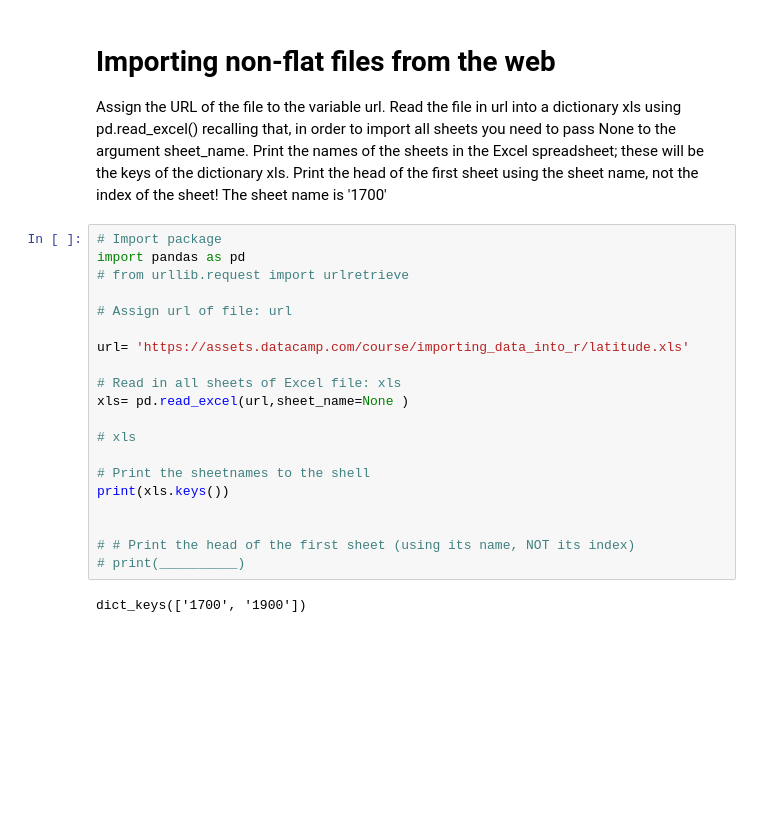
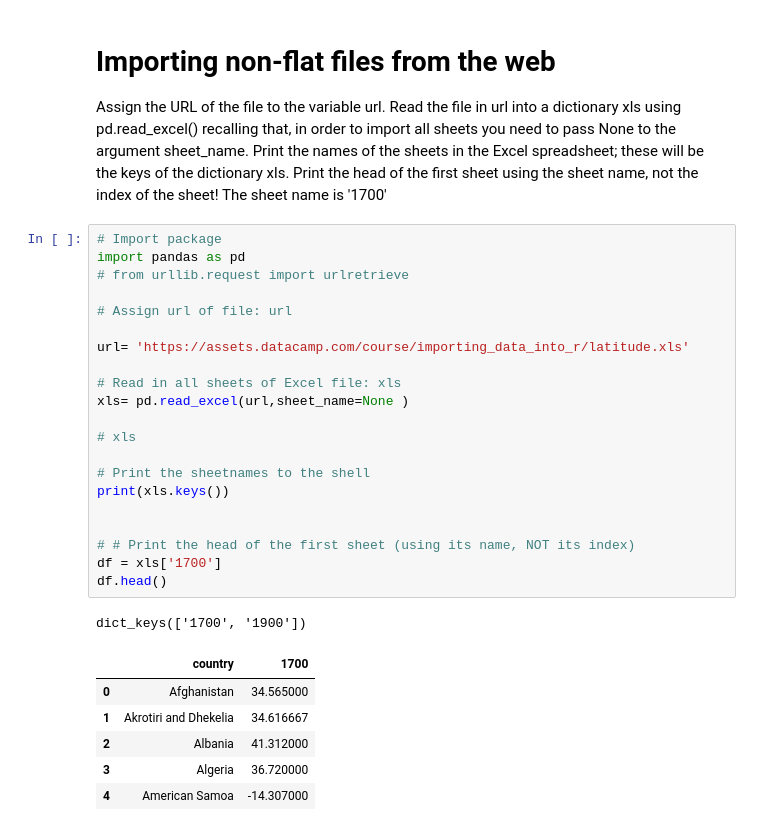
Before and after one commit to m-adil-ali/Data-Analysis-with-python, a Jupyter notebook: 1_Importing_data.ipynb, the cells around one changed output. Drawn from its saved outputs; the diff is of its cells as text; blank space fills up the shorter version.

```diff
--- a/1_Importing_data.ipynb
+++ b/1_Importing_data.ipynb
@@ -866,22 +866,29 @@ Print the head of the first sheet using the sheet name, not the index of the she
 # %%
 # Import package
 import pandas as pd
 # from urllib.request import urlretrieve
 
 # Assign url of file: url
 
 url= 'https://assets.datacamp.com/course/importing_data_into_r/latitude.xls'
 
 # Read in all sheets of Excel file: xls
 xls= pd.read_excel(url,sheet_name=None )
 
 # xls
 
 # Print the sheetnames to the shell
 print(xls.keys())
 
 
 # # Print the head of the first sheet (using its name, NOT its index)
-# print(__________)
+df = xls['1700']
+df.head()
 # %% [output]
 dict_keys(['1700', '1900'])
+|  | country | 1700 |
+| 0 | Afghanistan | 34.565000 |
+| 1 | Akrotiri and Dhekelia | 34.616667 |
+| 2 | Albania | 41.312000 |
+| 3 | Algeria | 36.720000 |
+| 4 | American Samoa | -14.307000 |
```
